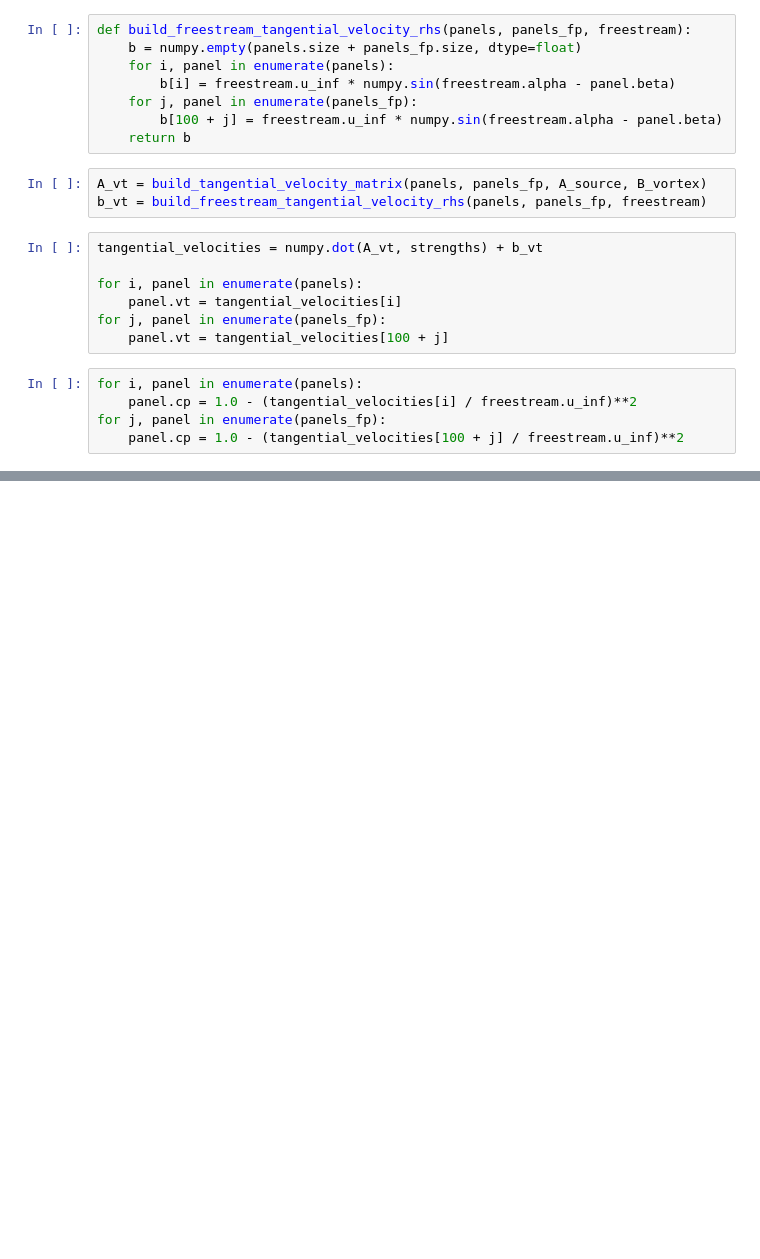
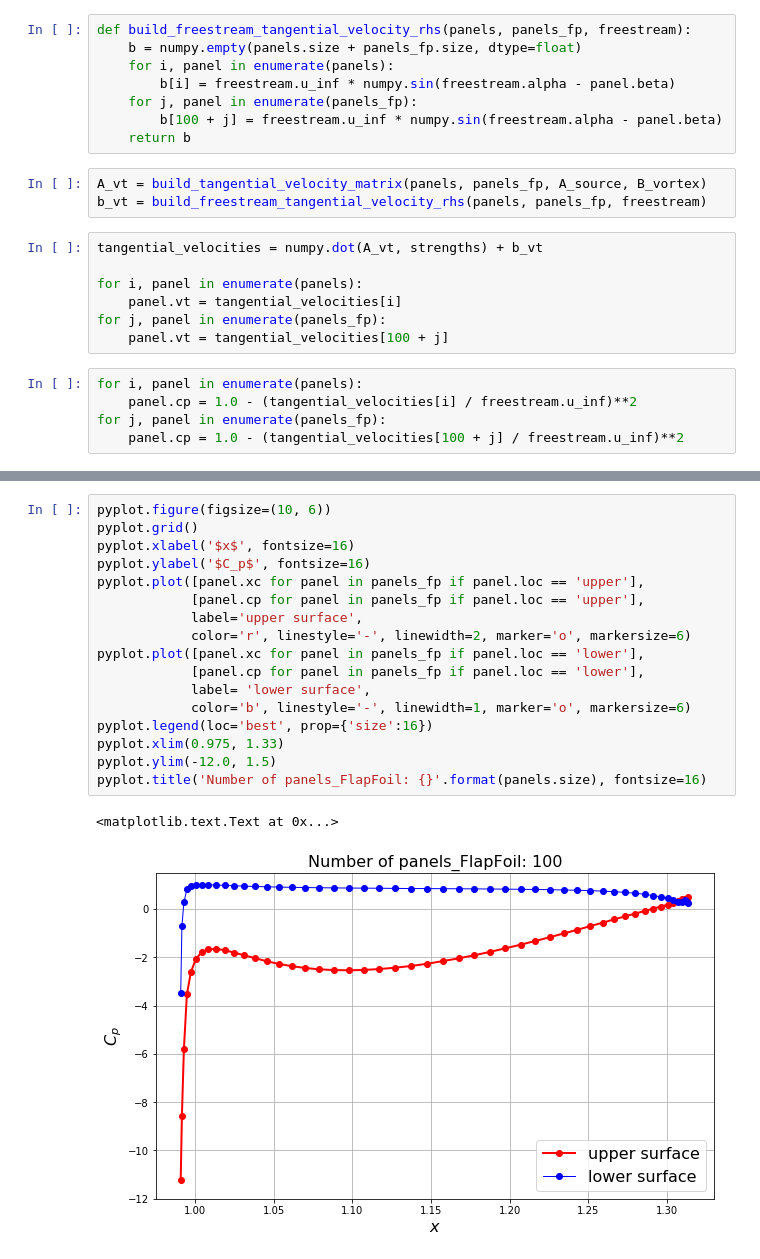
Before and after one commit to tianjiaozhang678/mae6226, a Jupyter notebook: Assignment3.ipynb, the cells around one changed output, grey strips where cells are left out. Drawn from its saved outputs; the diff is of its cells as text; blank space fills up the shorter version.

```diff
--- a/Assignment3.ipynb
+++ b/Assignment3.ipynb
@@ -315,0 +321,20 @@ pyplot.title('Number of panels: {}'.format(panels.size), fontsize=16);
+# %%
+pyplot.figure(figsize=(10, 6))
+pyplot.grid()
+pyplot.xlabel('$x$', fontsize=16)
+pyplot.ylabel('$C_p$', fontsize=16)
+pyplot.plot([panel.xc for panel in panels_fp if panel.loc == 'upper'],
+            [panel.cp for panel in panels_fp if panel.loc == 'upper'],
+            label='upper surface',
+            color='r', linestyle='-', linewidth=2, marker='o', markersize=6)
+pyplot.plot([panel.xc for panel in panels_fp if panel.loc == 'lower'],
+            [panel.cp for panel in panels_fp if panel.loc == 'lower'],
+            label= 'lower surface',
+            color='b', linestyle='-', linewidth=1, marker='o', markersize=6)
+pyplot.legend(loc='best', prop={'size':16})
+pyplot.xlim(0.975, 1.33)
+pyplot.ylim(-12.0, 1.5)
+pyplot.title('Number of panels_FlapFoil: {}'.format(panels.size), fontsize=16)
+# %% [output]
+<matplotlib.text.Text at 0x...>
+[figure, added]
```
Also changed, not shown: parts of 8 cells of this notebook.
